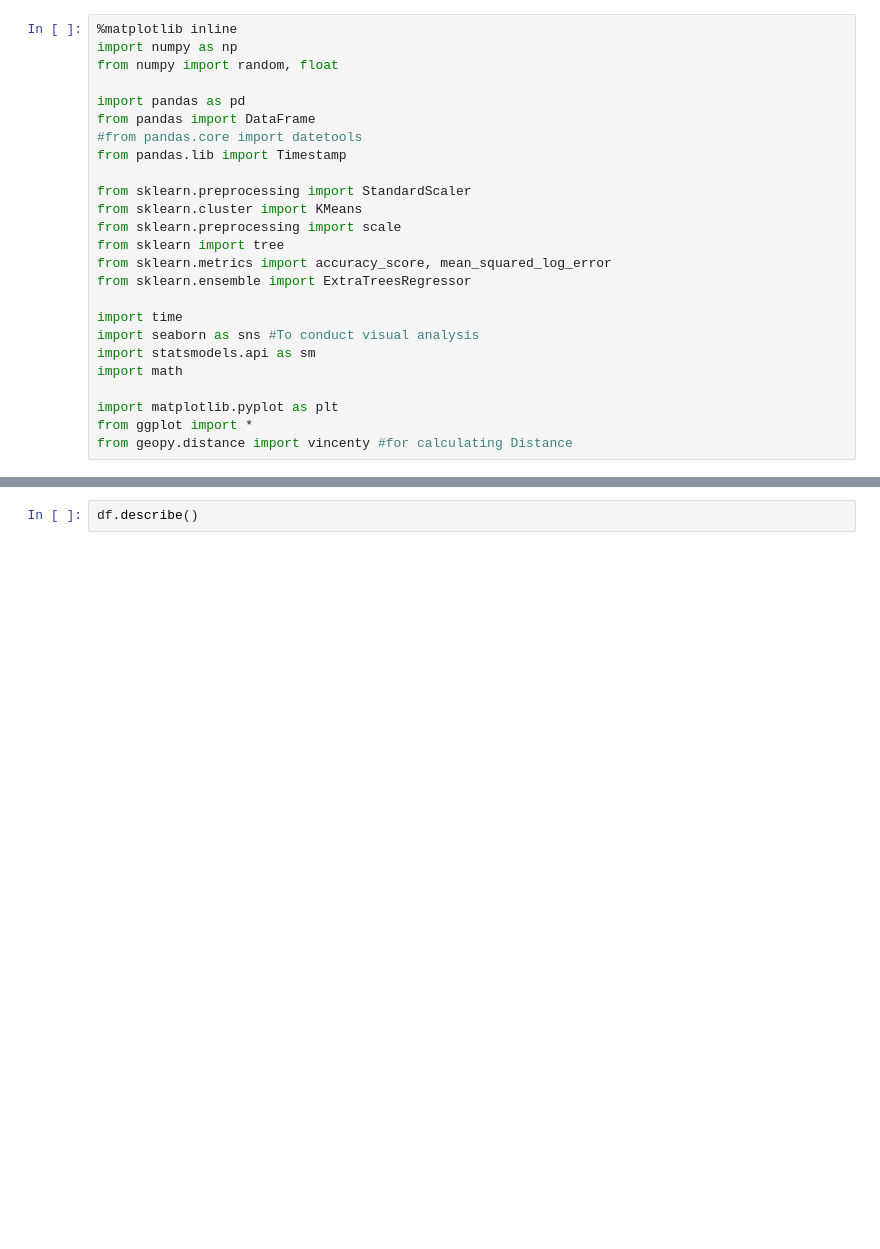
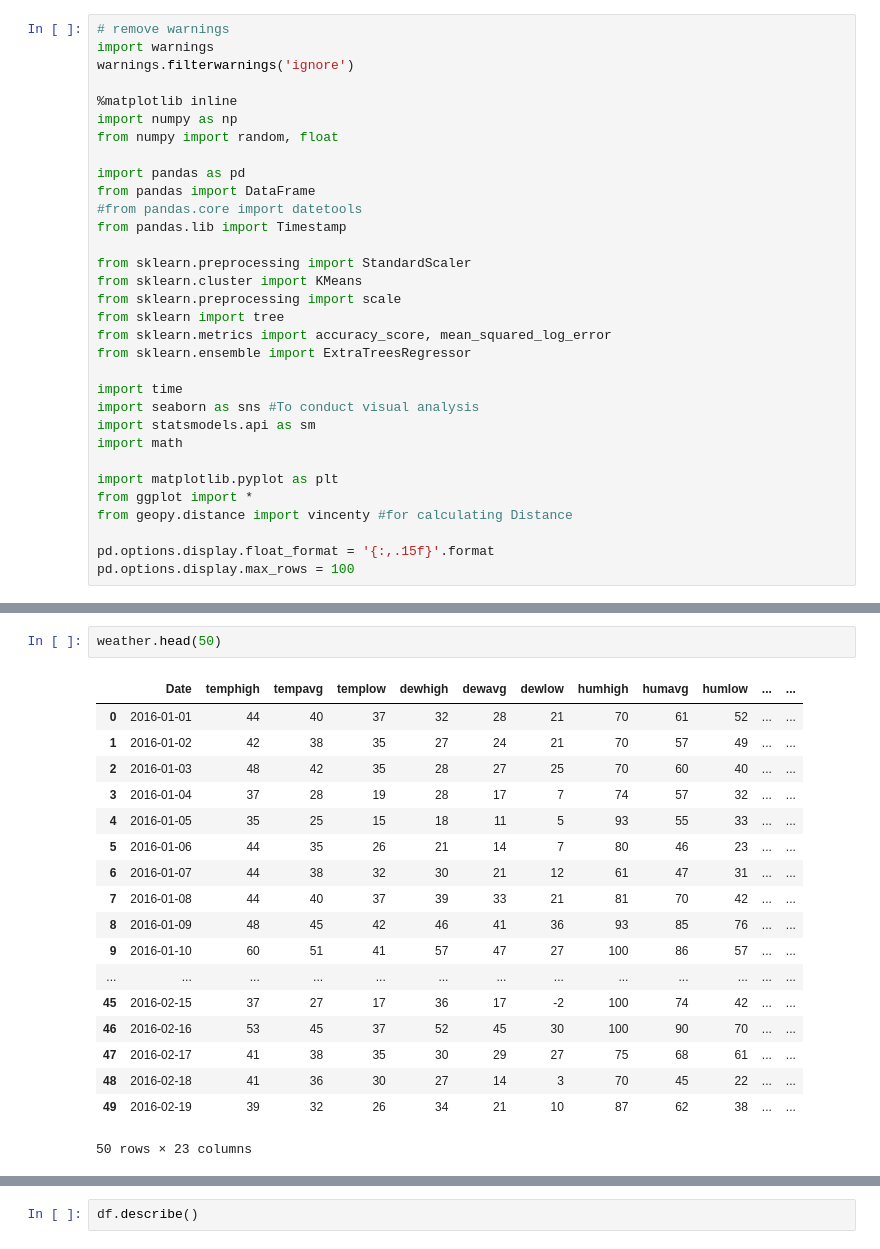
Before and after one commit to jadoonengr/Kaggle-Taxi-NYC, a Jupyter notebook: NYX_Taxi.ipynb, the cells around one changed output, grey strips where cells are left out. Cells and saved outputs as stored; diff of their text form; blank space fills up the shorter version.

```diff
--- a/NYX_Taxi.ipynb
+++ b/NYX_Taxi.ipynb
@@ -7,4 +8,8 @@
 # %%
+# remove warnings
+import warnings
+warnings.filterwarnings('ignore')
+
 %matplotlib inline
 import numpy as np
 from numpy import random, float
@@ -29,4 +34,7 @@ import math
 import matplotlib.pyplot as plt
 from ggplot import *
 from geopy.distance import vincenty #for calculating Distance
+
+pd.options.display.float_format = '{:,.15f}'.format
+pd.options.display.max_rows = 100
 # %% [markdown]
@@ -55,0 +106,21 @@ df.head()
+# %%
+weather.head(50)
+# %% [output]
+|  | Date | temphigh | tempavg | templow | dewhigh | dewavg | dewlow | humhigh | humavg | humlow | ... | ... |
+| 0 | 2016-01-01 | 44 | 40 | 37 | 32 | 28 | 21 | 70 | 61 | 52 | ... | ... |
+| 1 | 2016-01-02 | 42 | 38 | 35 | 27 | 24 | 21 | 70 | 57 | 49 | ... | ... |
+| 2 | 2016-01-03 | 48 | 42 | 35 | 28 | 27 | 25 | 70 | 60 | 40 | ... | ... |
+| 3 | 2016-01-04 | 37 | 28 | 19 | 28 | 17 | 7 | 74 | 57 | 32 | ... | ... |
+| 4 | 2016-01-05 | 35 | 25 | 15 | 18 | 11 | 5 | 93 | 55 | 33 | ... | ... |
+| 5 | 2016-01-06 | 44 | 35 | 26 | 21 | 14 | 7 | 80 | 46 | 23 | ... | ... |
+| 6 | 2016-01-07 | 44 | 38 | 32 | 30 | 21 | 12 | 61 | 47 | 31 | ... | ... |
+| 7 | 2016-01-08 | 44 | 40 | 37 | 39 | 33 | 21 | 81 | 70 | 42 | ... | ... |
+| 8 | 2016-01-09 | 48 | 45 | 42 | 46 | 41 | 36 | 93 | 85 | 76 | ... | ... |
+| 9 | 2016-01-10 | 60 | 51 | 41 | 57 | 47 | 27 | 100 | 86 | 57 | ... | ... |
+| ... | ... | ... | ... | ... | ... | ... | ... | ... | ... | ... | ... | ... |
+| 45 | 2016-02-15 | 37 | 27 | 17 | 36 | 17 | -2 | 100 | 74 | 42 | ... | ... |
+| 46 | 2016-02-16 | 53 | 45 | 37 | 52 | 45 | 30 | 100 | 90 | 70 | ... | ... |
+| 47 | 2016-02-17 | 41 | 38 | 35 | 30 | 29 | 27 | 75 | 68 | 61 | ... | ... |
+| 48 | 2016-02-18 | 41 | 36 | 30 | 27 | 14 | 3 | 70 | 45 | 22 | ... | ... |
+| 49 | 2016-02-19 | 39 | 32 | 26 | 34 | 21 | 10 | 87 | 62 | 38 | ... | ... |
+50 rows × 23 columns
```
Also changed, not shown: parts of 33 cells of this notebook, 1 other file.
